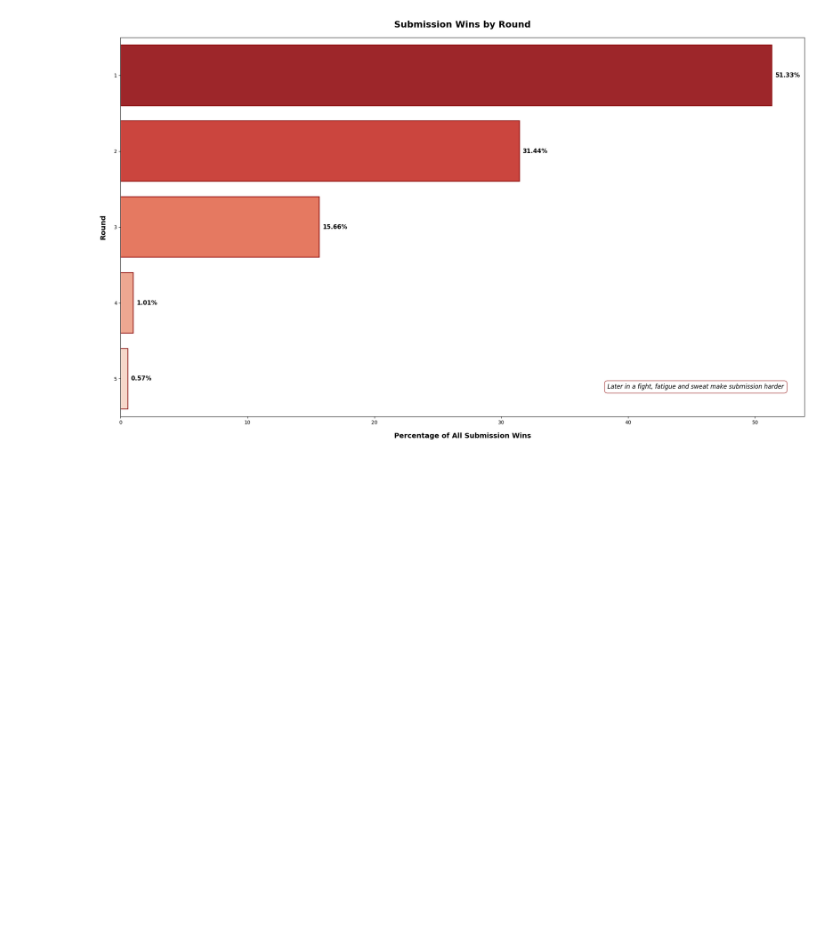
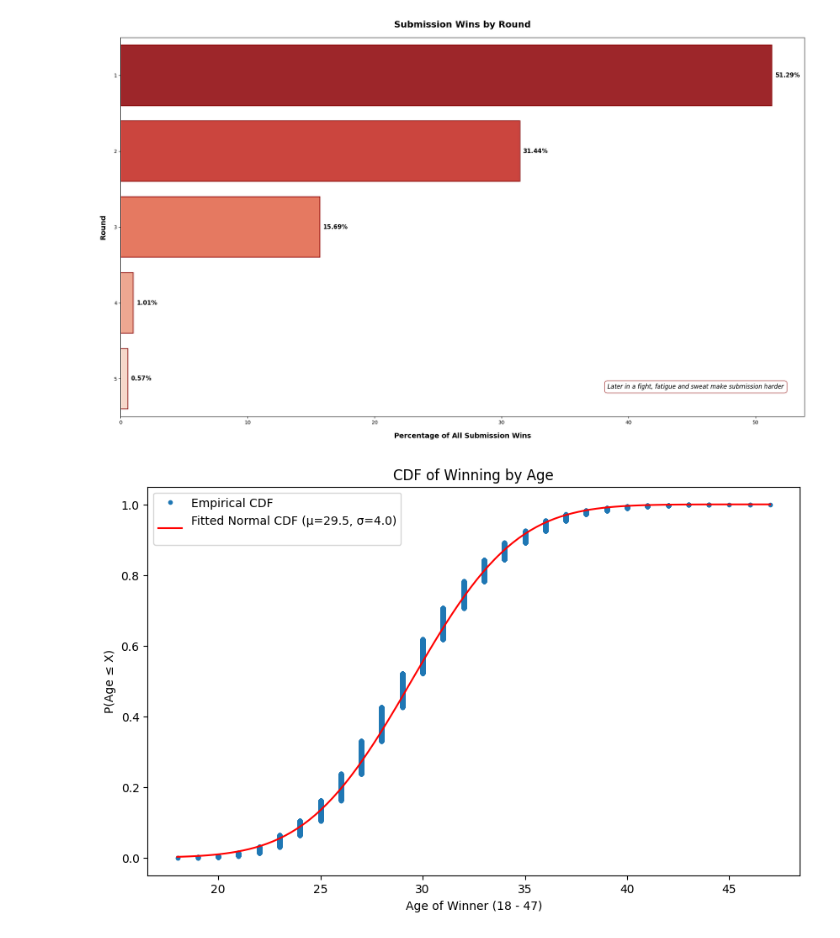
Before and after one commit to CadeMichael/TheUltimatePredictor, a Jupyter notebook: analysis/fights_visualizations.ipynb, the cells around one changed output. Drawn from its saved outputs; the diff is of its cells as text; code cells hidden in the pictures; blank space fills up the shorter version.

```diff
--- a/analysis/fights_visualizations.ipynb
+++ b/analysis/fights_visualizations.ipynb
@@ -5,9 +5,11 @@ import matplotlib.pyplot as plt
 import numpy as np
 import seaborn as sns
 from matplotlib.ticker import PercentFormatter
+from scipy.stats import norm
 
 # get fights data
-df = pd.read_csv('../tuf/fights.csv')
+#df = pd.read_csv('../tuf/fights.csv')
+df = pd.read_csv('enhanced_fights.csv') # use enhanced data
 all_wins = df[df['outcome'] == "win"].copy()
 win_total = len(all_wins)
 
@@ -185,3 +187,43 @@ plt.tight_layout()
 plt.show()
 # %% [output]
 [figure]
+# %%
+# copy fights so any manipulations are localized
+fights = df.copy()
+
+# get age for every winner of a fight
+winners_age = []
+for _, row in fights.iterrows():
+    # check if f1 or f2 won
+    if row['winner'] == row['f1_name']:
+        winners_age.append(row['f1_age'])
+    elif row['winner'] == row['f2_name']:
+        winners_age.append(row['f2_age'])
+
+# convert into df for better manipulation
+win_ages = pd.DataFrame(winners_age, columns=['age'])
+
+# sort ages and remove nonexistant data (fighters pre 2000 sometimes don't have their ages recorded)
+sorted_ages = np.sort(win_ages['age'].dropna())
+
+# normalize the data
+mu, sigma = norm.fit(win_ages['age'].dropna())
+
+# get points for cdf
+x = np.linspace(min(sorted_ages), max(sorted_ages), 100)
+y = np.arange(1, len(sorted_ages) + 1) / len(sorted_ages)
+
+# get CFG
+cdf_fitted = norm.cdf(x, mu, sigma)
+
+# plot
+plt.figure(figsize=(10, 6))
+plt.plot(sorted_ages, y, marker='.', linestyle='none', label='Empirical CDF')
+plt.plot(x, cdf_fitted, 'r-', label=f'Fitted Normal CDF (μ={mu:.1f}, σ={sigma:.1f})\n')
+plt.xlabel(f'Age of Winner ({int(sorted_ages[0])} - {int(sorted_ages[-1])})')
+plt.ylabel('P(Age ≤ X)')
+plt.title('CDF of Winning by Age')
+plt.legend()
+plt.show()
+# %% [output]
+[figure, added]
```
Also changed, not shown: 1 other file.
